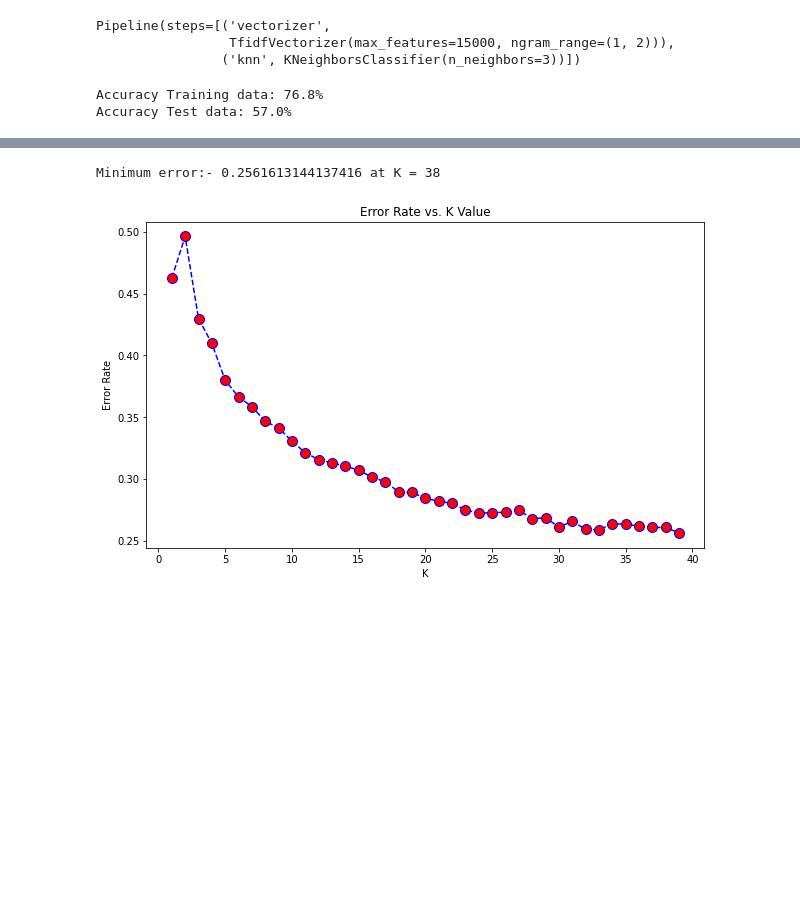
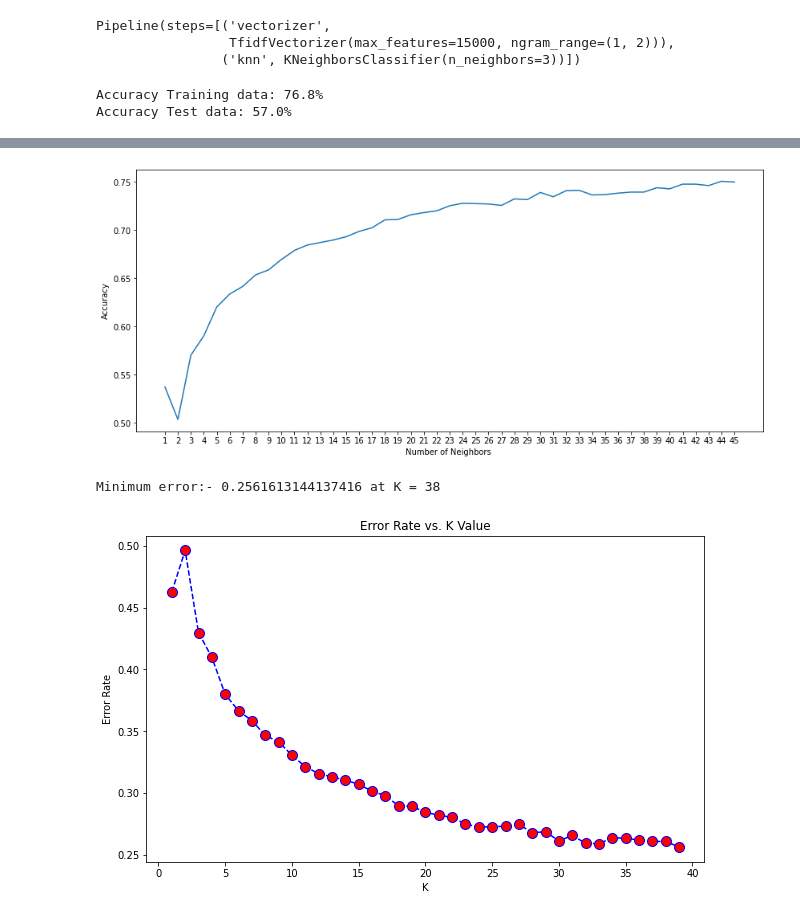
Before and after one commit to kasianah/capstone-project, a Jupyter notebook: text classification.ipynb, the cells around one changed output, grey strips where cells are left out. Saved outputs shown, nothing was run; the diff lists cells and outputs as text; code cells hidden in the pictures; blank space fills up the shorter version.

```diff
--- a/text classification.ipynb
+++ b/text classification.ipynb
@@ -127,3 +127,15 @@ print('Accuracy Test data: {:.1%}'.format(accuracy_test_tfidf_knn))
 # %% [output]
 Accuracy Training data: 76.8%
 Accuracy Test data: 57.0%
+# %%
+
+mean_acc = np.zeros(45)
+for i in range(1,46):
+    #Train Model and Predict
+    knn2 = KNeighborsClassifier(n_neighbors = i)
+    clf2  = Pipeline([('vectorizer', tfidf), ('knn2', knn2)])
+    clf2.fit(x_train,y_train)
+    yhat= clf2.predict(x_test)
+    mean_acc[i-1] = metrics.accuracy_score(y_test, yhat)
+
+mean_acc
@@ -130,3 +152,15 @@ Accuracy Test data: 57.0%
+# %%
+import matplotlib.pyplot as plt
+
+loc = np.arange(1,46,step=1.0)
+plt.figure(figsize = (14, 6))
+plt.plot(range(1,46), mean_acc)
+plt.xticks(loc)
+plt.xlabel('Number of Neighbors ')
+plt.ylabel('Accuracy')
+plt.show()
+# %% [output]
+[figure, added]
 # %%
 import matplotlib.pyplot as plt
 
```
Also changed, not shown: parts of 2 cells of this notebook, 1 other file.
